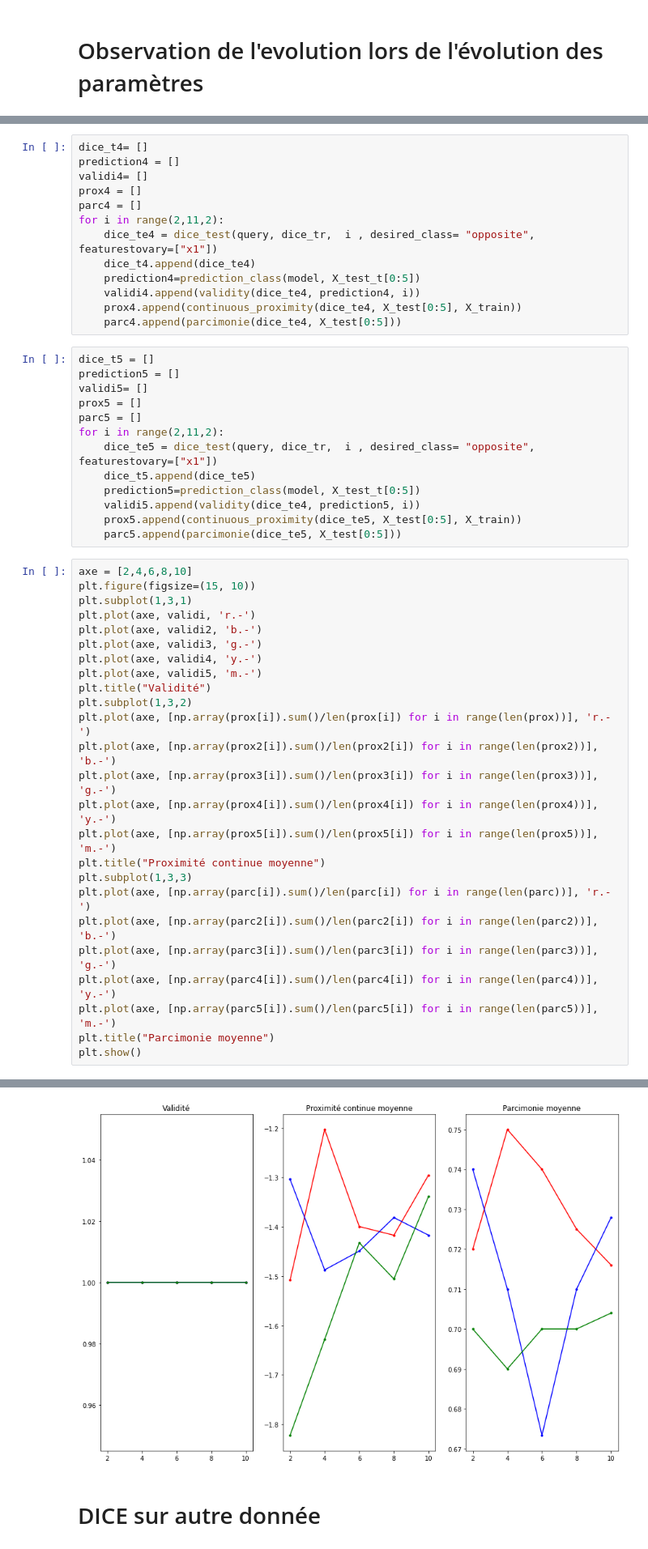
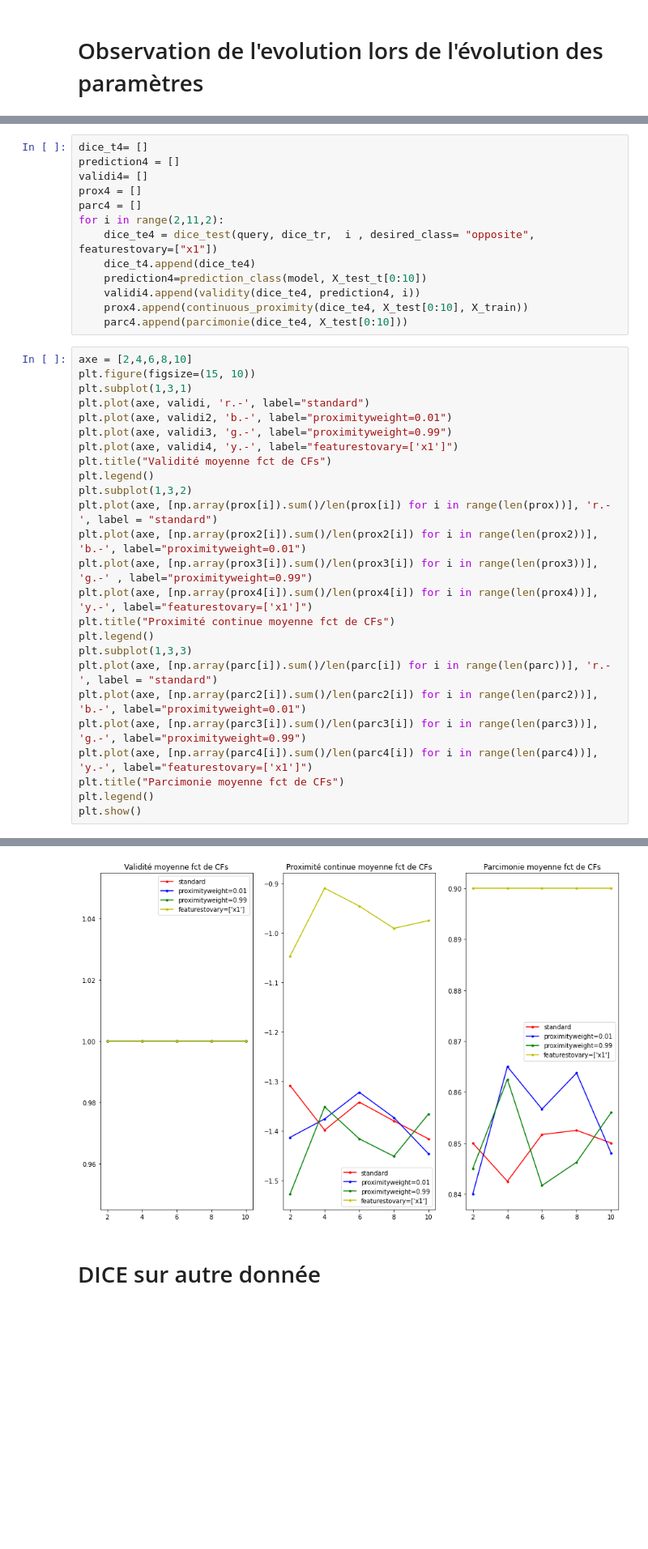
Before and after one commit to pidoux7/XAI, a Jupyter notebook: TME2/TME2_gg.ipynb, the cells around one changed output, grey strips where cells are left out. Shown at 81% size. Saved outputs shown, nothing was run; the diff lists cells and outputs as text; blank space fills up the shorter version.

```diff
--- a/TME2/TME2_gg.ipynb
+++ b/TME2/TME2_gg.ipynb
@@ -443,46 +411,33 @@ parc4 = []
 for i in range(2,11,2):
     dice_te4 = dice_test(query, dice_tr,  i , desired_class= "opposite", featurestovary=["x1"])
     dice_t4.append(dice_te4)
-    prediction4=prediction_class(model, X_test_t[0:5])
+    prediction4=prediction_class(model, X_test_t[0:10])
     validi4.append(validity(dice_te4, prediction4, i))
-    prox4.append(continuous_proximity(dice_te4, X_test[0:5], X_train))
-    parc4.append(parcimonie(dice_te4, X_test[0:5]))
+    prox4.append(continuous_proximity(dice_te4, X_test[0:10], X_train))
+    parc4.append(parcimonie(dice_te4, X_test[0:10]))
-# %%
-dice_t5 = []
-prediction5 = []
-validi5= []
-prox5 = []
-parc5 = []
-for i in range(2,11,2):
-    dice_te5 = dice_test(query, dice_tr,  i , desired_class= "opposite", featurestovary=["x1"])
-    dice_t5.append(dice_te5)
-    prediction5=prediction_class(model, X_test_t[0:5])
-    validi5.append(validity(dice_te4, prediction5, i))
-    prox5.append(continuous_proximity(dice_te5, X_test[0:5], X_train))
-    parc5.append(parcimonie(dice_te5, X_test[0:5]))
 # %%
 axe = [2,4,6,8,10]
 plt.figure(figsize=(15, 10))
 plt.subplot(1,3,1)
-plt.plot(axe, validi, 'r.-')
-plt.plot(axe, validi2, 'b.-')
-plt.plot(axe, validi3, 'g.-')
-plt.plot(axe, validi4, 'y.-')
-plt.plot(axe, validi5, 'm.-')
-plt.title("Validité")
+plt.plot(axe, validi, 'r.-', label="standard")
+plt.plot(axe, validi2, 'b.-', label="proximityweight=0.01")
+plt.plot(axe, validi3, 'g.-', label="proximityweight=0.99")
+plt.plot(axe, validi4, 'y.-', label="featurestovary=['x1']")
+plt.title("Validité moyenne fct de CFs")
+plt.legend()
 plt.subplot(1,3,2)
-plt.plot(axe, [np.array(prox[i]).sum()/len(prox[i]) for i in range(len(prox))], 'r.-')
-plt.plot(axe, [np.array(prox2[i]).sum()/len(prox2[i]) for i in range(len(prox2))], 'b.-')
-plt.plot(axe, [np.array(prox3[i]).sum()/len(prox3[i]) for i in range(len(prox3))], 'g.-')
-plt.plot(axe, [np.array(prox4[i]).sum()/len(prox4[i]) for i in range(len(prox4))], 'y.-')
-plt.plot(axe, [np.array(prox5[i]).sum()/len(prox5[i]) for i in range(len(prox5))], 'm.-')
-plt.title("Proximité continue moyenne")
+plt.plot(axe, [np.array(prox[i]).sum()/len(prox[i]) for i in range(len(prox))], 'r.-', label = "standard")
+plt.plot(axe, [np.array(prox2[i]).sum()/len(prox2[i]) for i in range(len(prox2))], 'b.-', label="proximityweight=0.01")
+plt.plot(axe, [np.array(prox3[i]).sum()/len(prox3[i]) for i in range(len(prox3))], 'g.-' , label="proximityweight=0.99")
+plt.plot(axe, [np.array(prox4[i]).sum()/len(prox4[i]) for i in range(len(prox4))], 'y.-', label="featurestovary=['x1']")
+plt.title("Proximité continue moyenne fct de CFs")
+plt.legend()
 plt.subplot(1,3,3)
-plt.plot(axe, [np.array(parc[i]).sum()/len(parc[i]) for i in range(len(parc))], 'r.-')
-plt.plot(axe, [np.array(parc2[i]).sum()/len(parc2[i]) for i in range(len(parc2))], 'b.-')
-plt.plot(axe, [np.array(parc3[i]).sum()/len(parc3[i]) for i in range(len(parc3))], 'g.-')
-plt.plot(axe, [np.array(parc4[i]).sum()/len(parc4[i]) for i in range(len(parc4))], 'y.-')
-plt.plot(axe, [np.array(parc5[i]).sum()/len(parc5[i]) for i in range(len(parc5))], 'm.-')
-plt.title("Parcimonie moyenne")
+plt.plot(axe, [np.array(parc[i]).sum()/len(parc[i]) for i in range(len(parc))], 'r.-', label = "standard")
+plt.plot(axe, [np.array(parc2[i]).sum()/len(parc2[i]) for i in range(len(parc2))], 'b.-', label="proximityweight=0.01")
+plt.plot(axe, [np.array(parc3[i]).sum()/len(parc3[i]) for i in range(len(parc3))], 'g.-', label="proximityweight=0.99")
+plt.plot(axe, [np.array(parc4[i]).sum()/len(parc4[i]) for i in range(len(parc4))], 'y.-', label="featurestovary=['x1']")
+plt.title("Parcimonie moyenne fct de CFs")
+plt.legend()
 plt.show()
 # %% [output]
@@ -490,4 +444,4 @@ plt.show()
-[figure, old version]
+[figure, new version]
 # %% [markdown]
 # DICE sur autre donnée
 # %%
```
Also changed, not shown: parts of 15 cells of this notebook.
